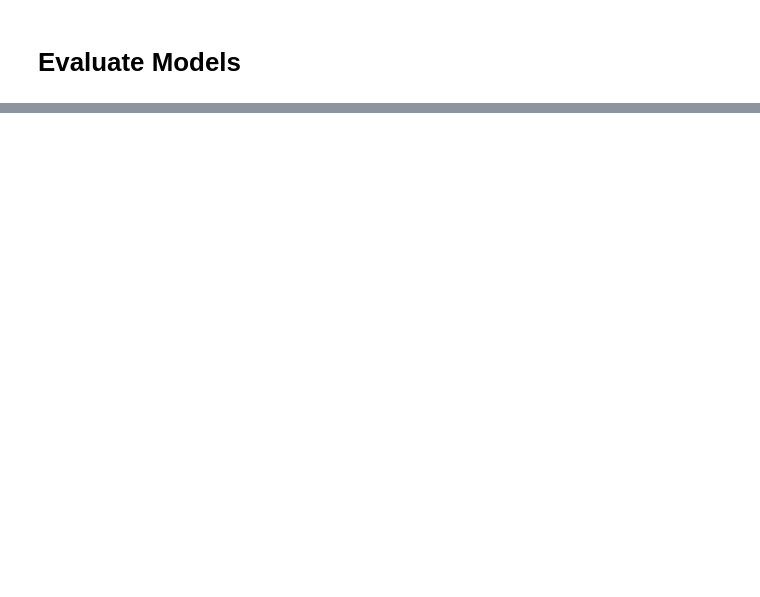
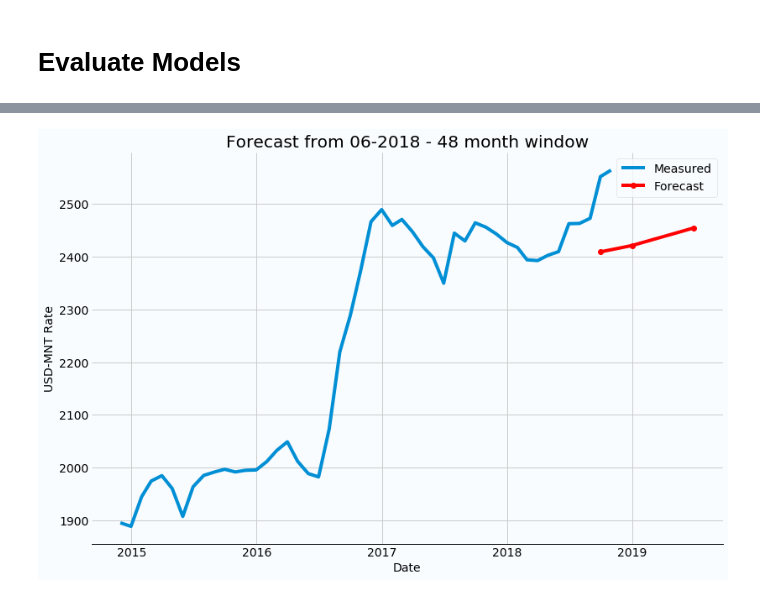
Before and after one commit to ugysteel/Mongolian-Data-Stories, a Jupyter notebook: MNT Exchange Rate Forecast/Part 2 - Machine Learning Model/USD-MNT Machine Learning - EDA and Models.ipynb, the cells around one changed output, grey strips where cells are left out. Drawn from its saved outputs; the diff is of its cells as text; code cells hidden in the pictures; blank space fills up the shorter version.

```diff
--- a/MNT Exchange Rate Forecast/Part 2 - Machine Learning Model/USD-MNT Machine Learning - EDA and Models.ipynb
+++ b/MNT Exchange Rate Forecast/Part 2 - Machine Learning Model/USD-MNT Machine Learning - EDA and Models.ipynb
@@ -423,0 +605,2 @@ forecast1
+# %%
+forecast1 = forecast1.melt()
@@ -423,0 +614,2 @@ forecast1
+# %%
+forecast1 = forecast1.replace({'variable': {0: '2018-09-30', 1: '2018-12-31', 2: '2019-06-30'}})
@@ -423,0 +623,2 @@ forecast1
+# %%
+forecast1['variable'] = pd.to_datetime(forecast1['variable'])
@@ -423,0 +635,12 @@ forecast1
+# %%
+forecast2['Date'] = pd.to_datetime(forecast2.index)
+# %%
+fig, ax = plt.subplots()
+ax.plot(forecast2['Date'], forecast2['USD'])
+ax.plot(forecast1['variable'], forecast1['value'], color='red',marker='o')
+ax.set_xlabel('Date')
+ax.set_ylabel('USD-MNT Rate')
+ax.set_title("Forecast from 06-2018 - 48 month window")
+ax.legend(labels=['Measured', 'Forecast'])
+# %% [output]
+[figure, added]
```
Also changed, not shown: parts of 63 cells of this notebook.
